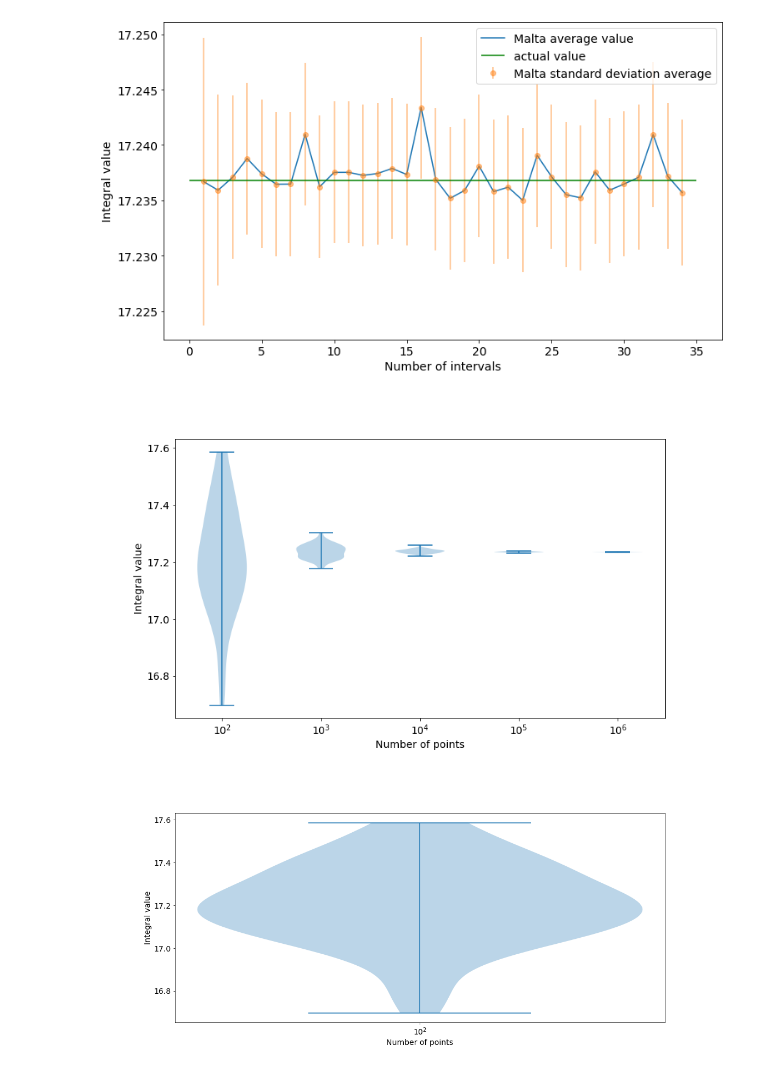
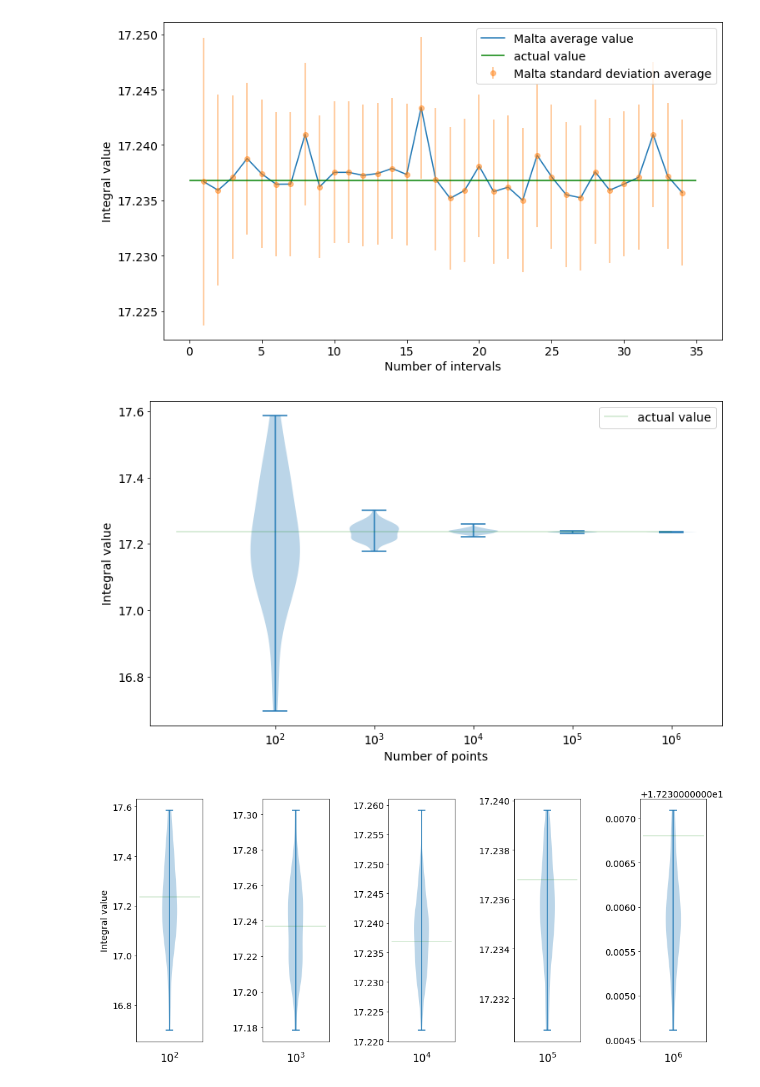
Before and after one commit to Malta-Project/Malta, a Jupyter notebook: benchmark_evaluation.ipynb, the cells around one changed output. Saved outputs shown, nothing was run; the diff lists cells and outputs as text; code cells hidden in the pictures.

```diff
--- a/benchmark_evaluation.ipynb
+++ b/benchmark_evaluation.ipynb
@@ -50,31 +51,39 @@ pass
 [figure]
 # %%
 # points benchmark
-%matplotlib widget
+%matplotlib inline
 font = {'size': 14,
         'weight': 'normal'}
 plt.rc('font', **font)
 fig, ax = plt.subplots(figsize=(12, 7))
 ax.violinplot(data_res)
 ax.set_xticks([i+1 for i in range(len(data_testval))], [r'$10^2$', r'$10^3$', r'$10^4$', r'$10^5$', r'$10^6$'])
+ax.hlines(actual_val, 0, 5, color='green', alpha=0.2, label="actual value")
+ax.legend()
 ax.set_ylabel("Integral value")
 ax.set_xlabel("Number of points")
 pass
 # %% [output]
-[figure, old version]
+[figure, new version]
 # %%
 # points benchmark
-%matplotlib widget
+%matplotlib inline
 font = {'size': 14,
         'weight': 'normal'}
 plt.rc('font', **font)
 show_ix = 0
-fig, ax = plt.subplots(nrows=1, ncols=5, figsize=(15, 7))
+fig, ax = plt.subplots(nrows=1, ncols=5, figsize=(16, 7))
+#fig.tight_layout()
+fig.subplots_adjust(wspace=0.9)
+x_ticks = [r'$10^2$', r'$10^3$', r'$10^4$', r'$10^5$', r'$10^6$']
 for show_ix in range(len(data_testval)):
         ax[show_ix].violinplot([data_res[show_ix]])
-        ax[show_ix].set_xticks([[i+1 for i in range(len(data_testval))][show_ix]], [[r'$10^2$', r'$10^3$', r'$10^4$', r'$10^5$', r'$10^6$'][show_ix]])
-        ax[show_ix].set_ylabel("Integral value")
-        ax[show_ix].set_xlabel("Number of points")
+        ax[show_ix].set_title(x_ticks[show_ix], y=-0.1)
+        ax[show_ix].set_xticklabels([])
+        ax[show_ix].set_xticks([])
+        if show_ix==0: ax[show_ix].set_ylabel("Integral value")
+        ax[show_ix].hlines(actual_val, 0, 2, color='green', alpha=0.2, label="actual value")
+        #ax[show_ix].set_xlabel("Number of points")
 pass
 # %% [output]
-[figure, old version]
+[figure, new version]
```
Also changed, not shown: parts of 4 cells of this notebook, 4 other files.
